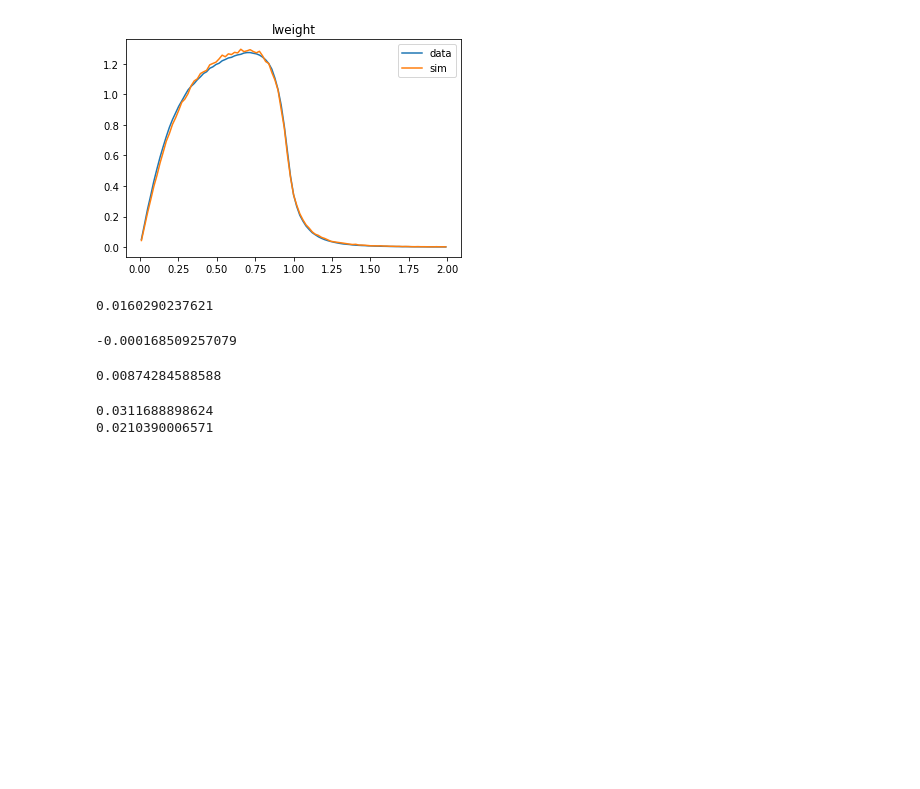
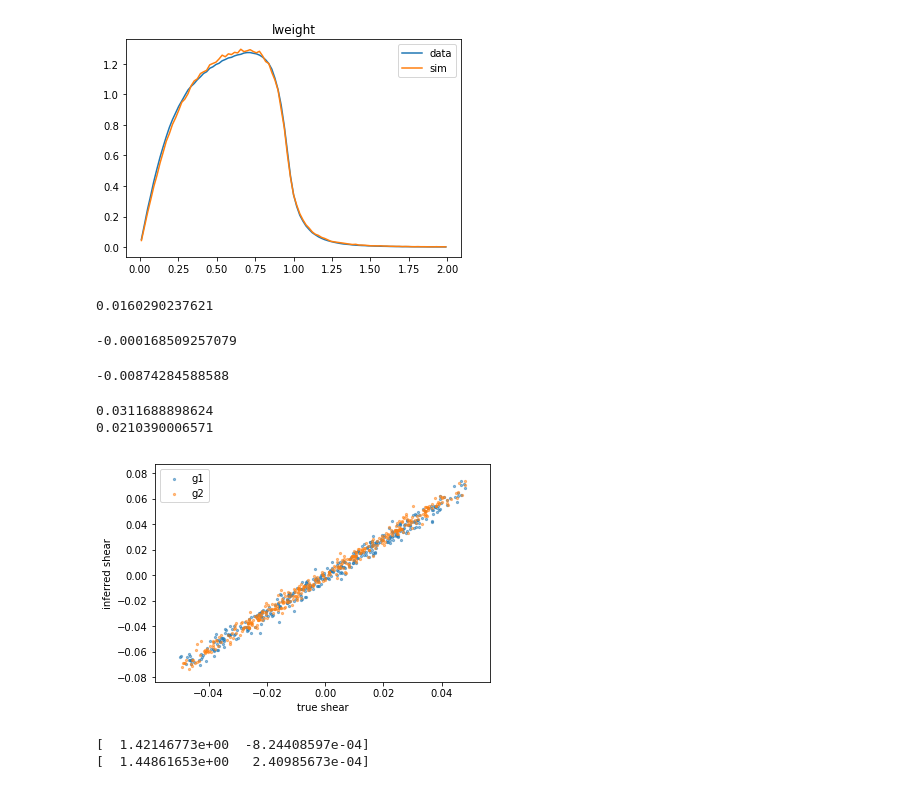
Before and after one commit to jmeyers314/silver-waffle, a Jupyter notebook: Selection Bias.ipynb, the cells around one changed output. Cells and saved outputs as stored; diff of their text form; code cells hidden in the pictures; blank space fills up the shorter version.

Commit message:
update selection bias

```diff
--- a/Selection Bias.ipynb
+++ b/Selection Bias.ipynb
@@ -454,9 +454,9 @@ print(sbF * pedge / 4)
 # imag
 sige = 0.39
 sbF = selbiasFactor(sige, 0.18236482, -0.003416)
-pedge = 0.776
+pedge = -0.776 # Upper limit, so use negative sign
 print(sbF * pedge / 4)
 # %% [output]
-0.00874284588588
+-0.00874284588588
 # %%
 # Try Gaussian analytic and simulated noise-free Sersic/Kolmogorov estimate for A_R2 too.
@@ -471,3 +469,48 @@ print(sbFSK * pedge / 4)
 # %% [output]
 0.0311688898624
 0.0210390006571
+# %%
+# Find unique values of true shear
+uniqGs = set(list(tuple(g_) for g_ in np.array([g1, g2]).T))
+# %%
+def unBiasedMCal():
+    gTable = []
+    for g12 in uniqGs:
+        # Initially select on a random gal from each pair.
+        # Average the ellipticity vals from *both* gals in selected pair.
+        wpair = (g1[::2] == g12[0]) & (g2[::2] == g12[1])
+        randomizer = np.random.choice(2, size=len(SNR)//2) + np.arange(0, len(SNR), 2)
+        wpair &= SNR[randomizer] > 10.0
+        wpair &= R2[randomizer] > 0.3
+        wpair &= imag[randomizer] < 24.5
+        wgal = np.repeat(wpair, 2) # turns pair selection into gal selection
+        assert np.all(wpair == wgal[::2])
+        assert np.all(wpair == wgal[1::2])
+
+        Den = lweight[wgal]*w16a[wgal]
+        g1Num = e1[wgal]
+        g1Num *= Den
+        g2Num = e2[wgal]
+        g2Num *= Den
+        DSum = np.sum(Den)
+        if DSum != 0:
+            gTable.append([g12[0], g12[1], np.sum(g1Num)/DSum, np.sum(g2Num)/DSum])
+    return gTable
+gTable = np.array(unBiasedMCal())
+# %%
+plt.scatter(gTable[:,0], gTable[:,2], alpha=0.5, s=5, label='g1')
+plt.scatter(gTable[:,1], gTable[:,3], alpha=0.5, s=5, label='g2')
+plt.legend(loc='upper left')
+plt.xlabel('true shear')
+plt.ylabel('inferred shear')
+plt.show()
+# %% [output]
+[figure, added]
+# %%
+g1Poly = np.polyfit(gTable[:,0], gTable[:,2], deg=1)
+g2Poly = np.polyfit(gTable[:,1], gTable[:,3], deg=1)
+print(g1Poly)
+print(g2Poly)
+# %% [output]
+[  1.42146773e+00  -8.24408597e-04]
+[  1.44861653e+00   2.40985673e-04]
```
Also changed, not shown: parts of 27 cells of this notebook.
